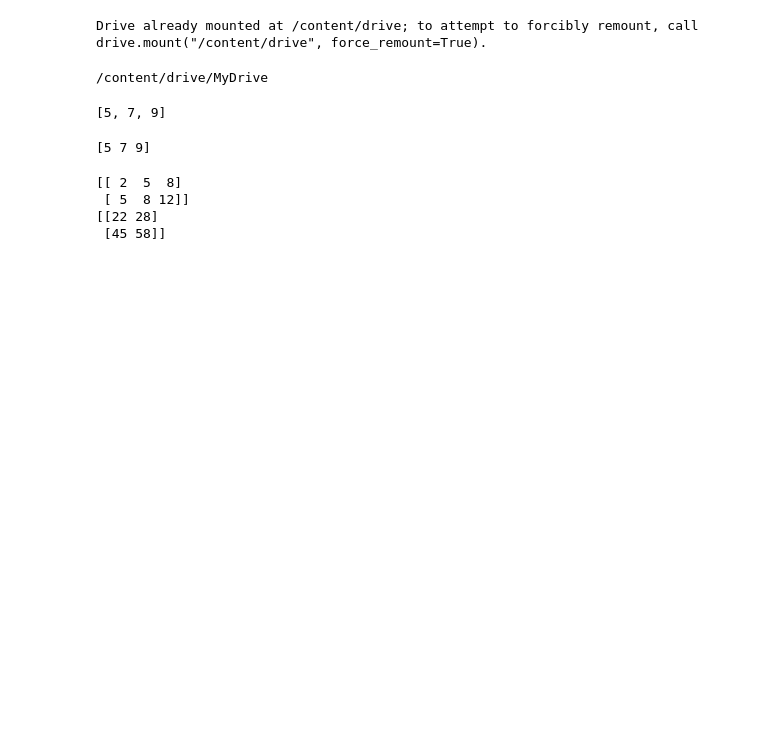
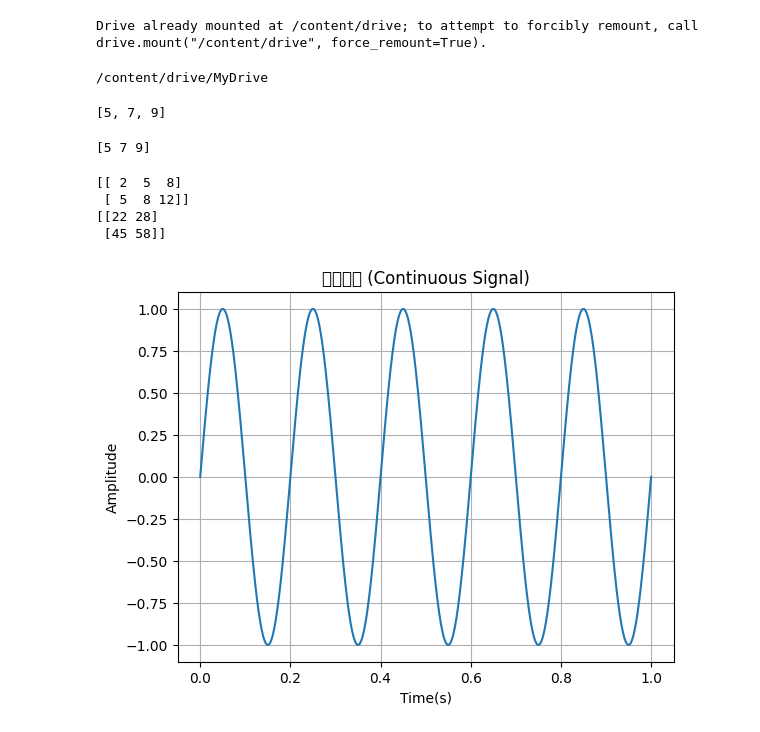
Before and after one commit to minyoung0416/Digital-signal-processing-class, a Jupyter notebook: Digital_signal_processing.ipynb, the cells around one changed output. Drawn from its saved outputs; the diff is of its cells as text; code cells hidden in the pictures; blank space fills up the shorter version.

```diff
--- a/Digital_signal_processing.ipynb
+++ b/Digital_signal_processing.ipynb
@@ -102,3 +102,18 @@ print(A @ B.T) #행렬 곱셈 + 전치 행렬
  [ 5  8 12]]
 [[22 28]
  [45 58]]
+# %%
+import numpy as np
+import matplotlib.pyplot as plt
+
+t = np.linspace(0, 1, 1000)
+x = np.sin(2 * np.pi * 5 * t)
+
+plt.plot(t, x)
+plt.title("연속신호 (Continuous Signal)")
+plt.xlabel("Time(s)")
+plt.ylabel("Amplitude")
+plt.grid(True)
+plt.show()
+# %% [output]
+[figure, added]
```
Also changed, not shown: parts of 2 cells of this notebook.
